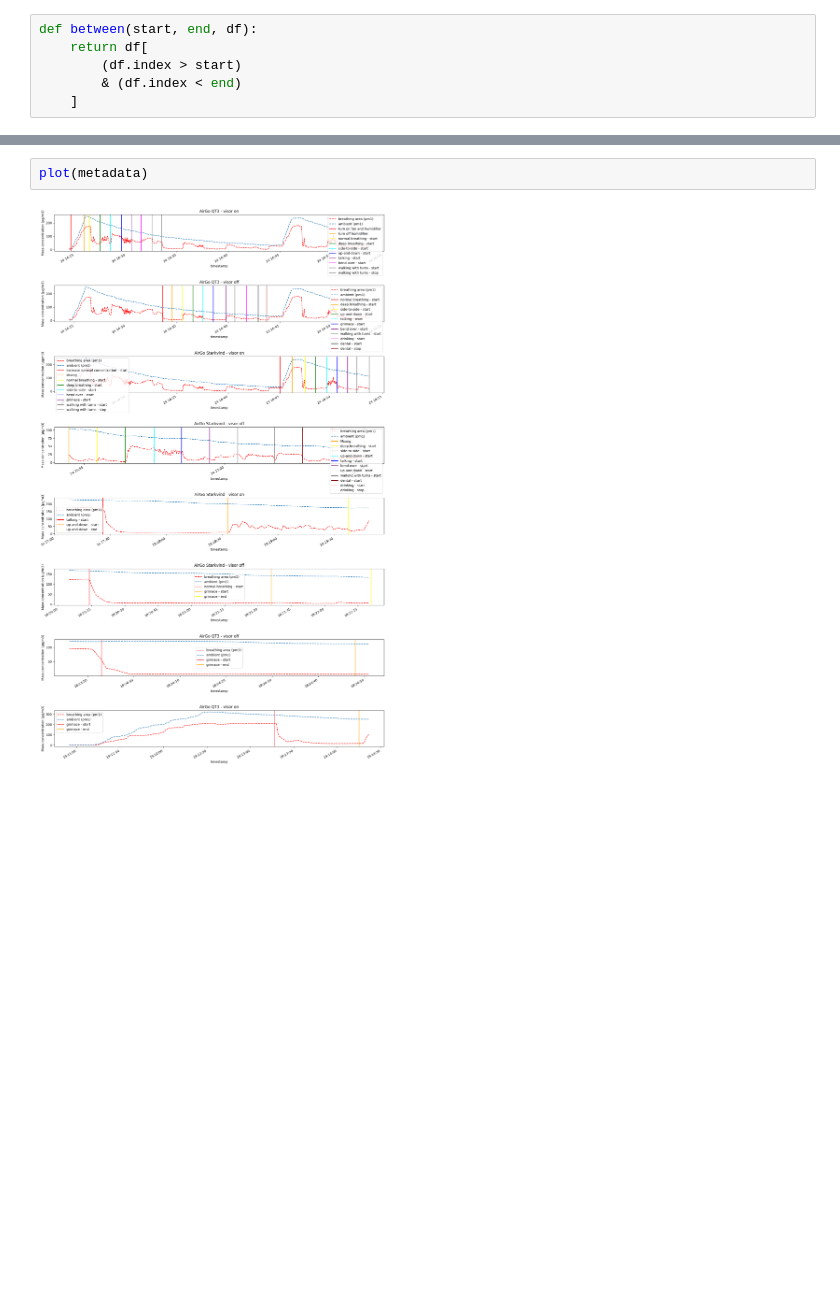
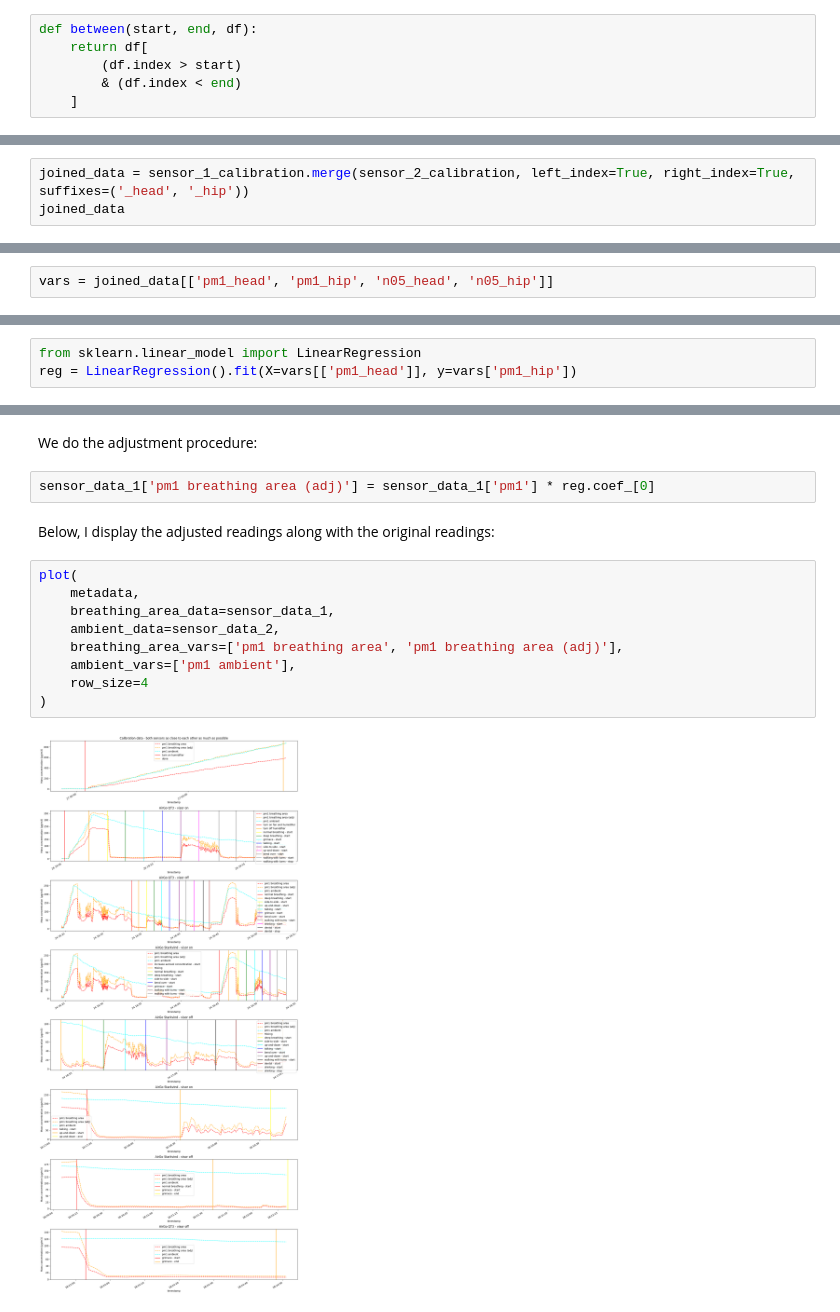
Before and after one commit to Edderic/iaq, a Jupyter notebook: notebooks/airgo-2-sensors.ipynb, the cells around one changed output, grey strips where cells are left out. Cells and saved outputs as stored; diff of their text form; blank space fills up the shorter version.

```diff
--- a/notebooks/airgo-2-sensors.ipynb
+++ b/notebooks/airgo-2-sensors.ipynb
@@ -597,0 +746,3 @@ def plot(metadata):
+# %%
+joined_data = sensor_1_calibration.merge(sensor_2_calibration, left_index=True, right_index=True, suffixes=('_head', '_hip'))
+joined_data
@@ -597,0 +764,2 @@ def plot(metadata):
+# %%
+vars = joined_data[['pm1_head', 'pm1_hip', 'n05_head', 'n05_hip']]
@@ -597,0 +783,3 @@ def plot(metadata):
+# %%
+from sklearn.linear_model import LinearRegression
+reg = LinearRegression().fit(X=vars[['pm1_head']], y=vars['pm1_hip'])
@@ -598,4 +807,17 @@ def plot(metadata):
+# %% [markdown]
+We do the adjustment procedure:
+# %%
+sensor_data_1['pm1 breathing area (adj)'] = sensor_data_1['pm1'] * reg.coef_[0]
+# %% [markdown]
+Below, I display the adjusted readings along with the original readings:
 # %%
-plot(metadata)
+plot(
+    metadata,
+    breathing_area_data=sensor_data_1,
+    ambient_data=sensor_data_2,
+    breathing_area_vars=['pm1 breathing area', 'pm1 breathing area (adj)'],
+    ambient_vars=['pm1 ambient'],
+    row_size=4
+)
 # %% [output]
-[figure, old version]
+[figure, new version]
```
Also changed, not shown: parts of 62 cells of this notebook, 1 other file.
